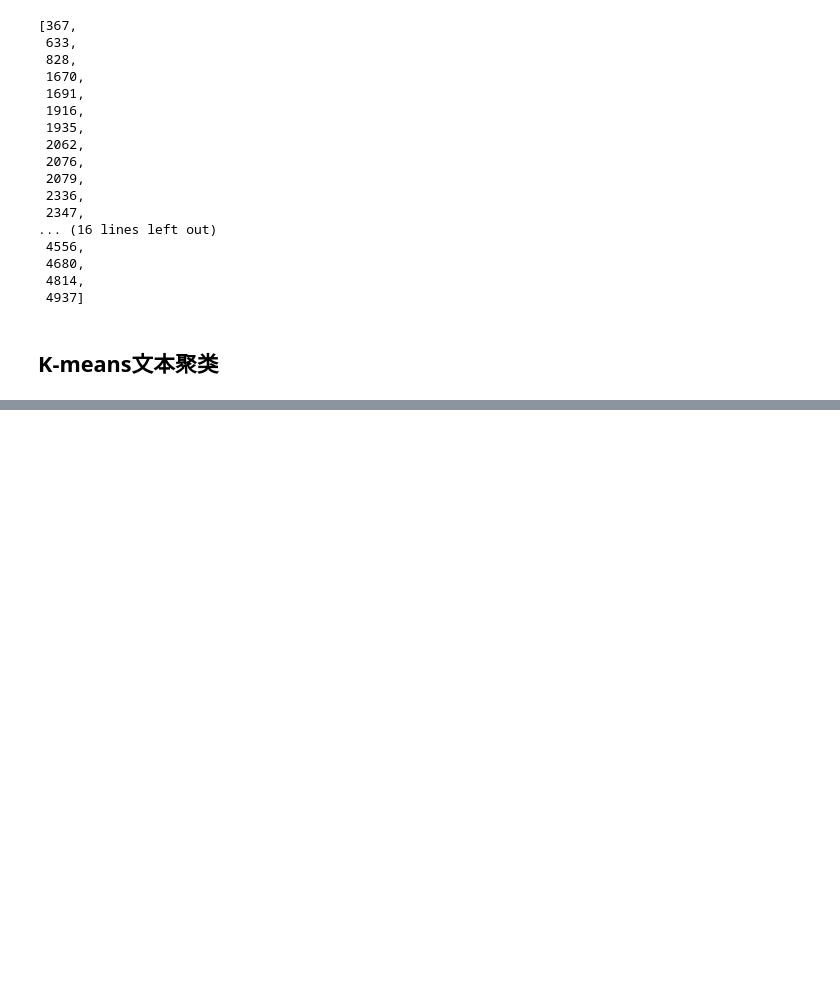
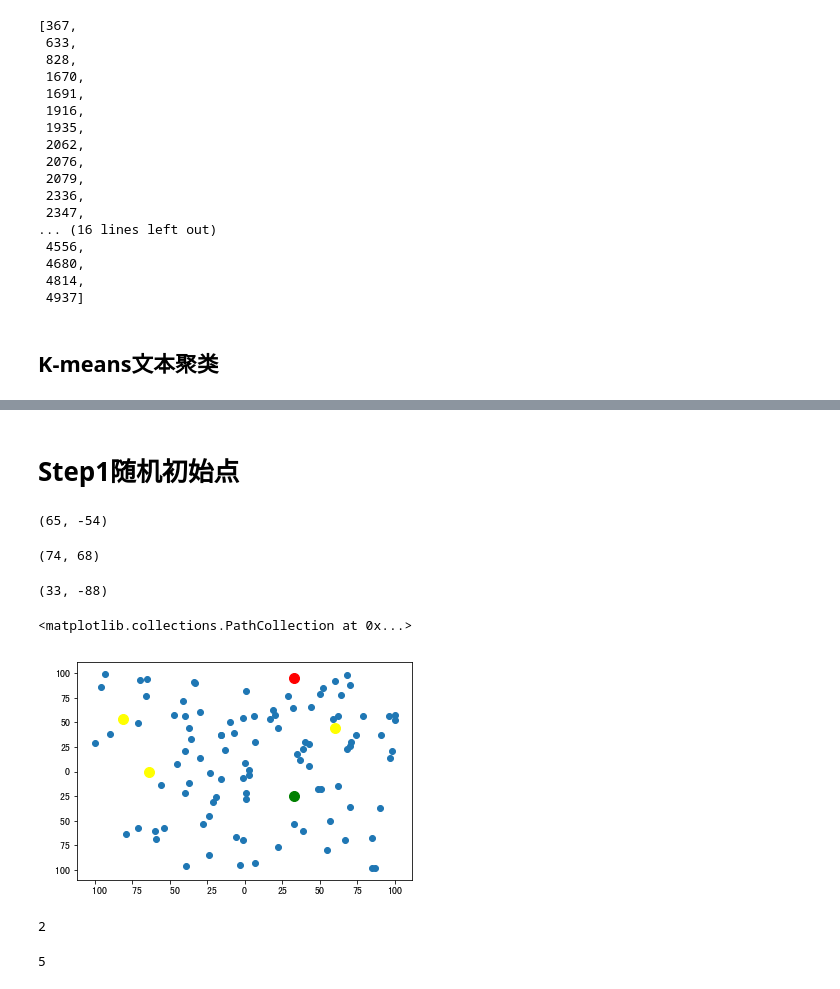
Before and after one commit to computing-intelligence/AI-and-Python-Foundation, a Jupyter notebook: 2020-python-programming-elementary/Lesson-02-Online-Course-Code.ipynb, the cells around one changed output, grey strips where cells are left out. Saved outputs shown, nothing was run; the diff lists cells and outputs as text; code cells hidden in the pictures; blank space fills up the shorter version.

```diff
--- a/2020-python-programming-elementary/Lesson-02-Online-Course-Code.ipynb
+++ b/2020-python-programming-elementary/Lesson-02-Online-Course-Code.ipynb
@@ -595,0 +621,34 @@ hit_ids
+# %% [markdown]
+# Step1随机初始点
+# %%
+def generate_random_point(min_, max_):
+    return random.randint(min_, max_), random.randint(min_, max_)
+# %%
+k1, k2, k3 = generate_random_point(-100, 100), generate_random_point(-100, 100), generate_random_point(-100, 100)
+
+K = 5
+
+pervious_kernels = [generate_random_point(-100, 100) for _ in range(K)]
+# %%
+k1
+# %% [output]
+(65, -54)
+# %%
+k2
+# %% [output]
+(74, 68)
+# %%
+k3
+# %% [output]
+(33, -88)
+# %%
+plt.scatter([pervious_kernels[0][0]], [pervious_kernels[0][1]], color='red', s=100)
+plt.scatter([pervious_kernels[1][0]], [pervious_kernels[1][1]], color='green', s=100)
+plt.scatter([pervious_kernels[2][0]], [pervious_kernels[2][1]], color='yellow', s=100)
+plt.scatter([pervious_kernels[3][0]], [pervious_kernels[3][1]], color='yellow', s=100)
+plt.scatter([pervious_kernels[4][0]], [pervious_kernels[4][1]], color='yellow', s=100)
+
+plt.scatter(random_x, random_y)
+# %% [output]
+<matplotlib.collections.PathCollection at 0x...>
+[figure, added]
@@ -595,0 +660,8 @@ hit_ids
+# %%
+np.argmin([10, 9, 8, 9, 10])
+# %% [output]
+2
+# %%
+len(groups)
+# %% [output]
+5
```
Also changed, not shown: parts of 20 cells of this notebook.
